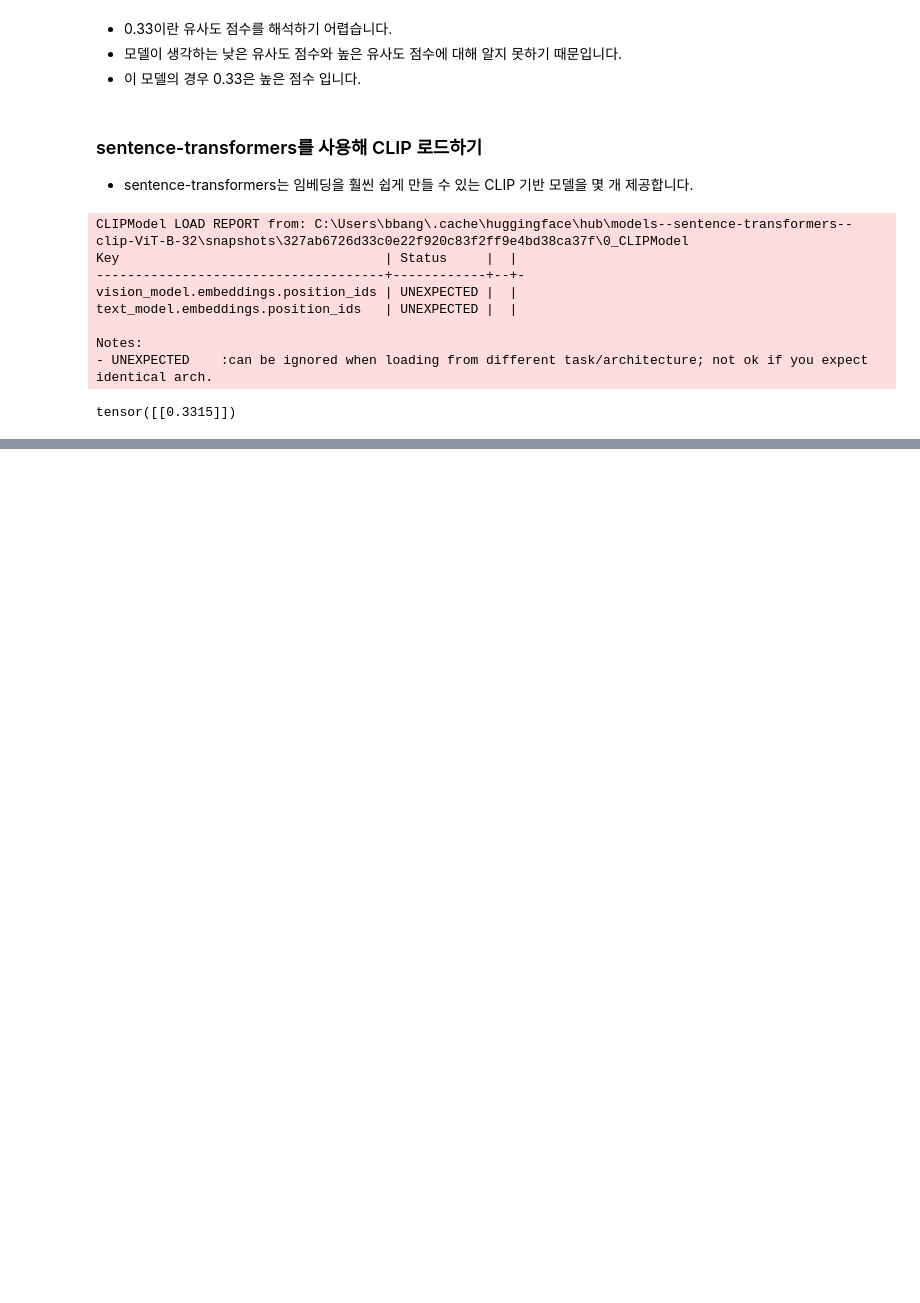
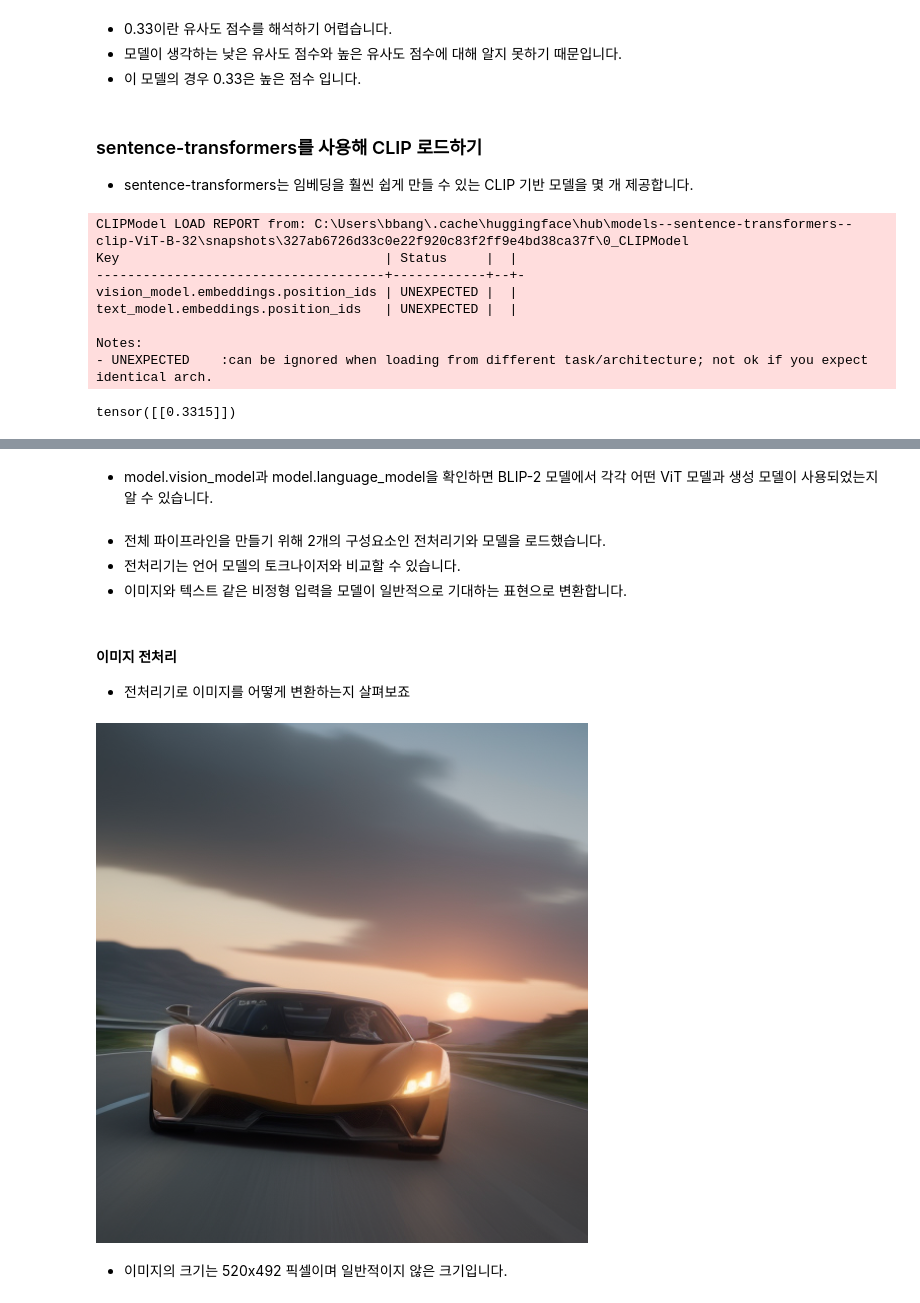
Before and after one commit to bbangwon/llama_cpp_py, a Jupyter notebook: 9_study_multi_modal.ipynb, the cells around one changed output, grey strips where cells are left out. Saved outputs shown, nothing was run; the diff lists cells and outputs as text; code cells hidden in the pictures; blank space fills up the shorter version.

```diff
--- a/9_study_multi_modal.ipynb
+++ b/9_study_multi_modal.ipynb
@@ -266,0 +345,23 @@ tensor([[0.3315]])
+# %% [markdown]
+- model.vision_model과 model.language_model을 확인하면 BLIP-2 모델에서 각각 어떤 ViT 모델과 생성 모델이 사용되었는지 알 수 있습니다.
+# %% [markdown]
+- 전체 파이프라인을 만들기 위해 2개의 구성요소인 전처리기와 모델을 로드했습니다.
+- 전처리기는 언어 모델의 토크나이저와 비교할 수 있습니다.
+- 이미지와 텍스트 같은 비정형 입력을 모델이 일반적으로 기대하는 표현으로 변환합니다.
+# %% [markdown]
+#### 이미지 전처리
+
+- 전처리기로 이미지를 어떻게 변환하는지 살펴보죠
+# %%
+from urllib.request import urlopen
+from PIL import Image
+
+# 슈퍼카 이미지를 로드합니다.
+car_path = "https://raw.githubusercontent.com/HandsOnLLM/Hands-On-Large-Language-Models/main/chapter09/images/car.png"
+image = Image.open(urlopen(car_path)).convert("RGB")
+
+image
+# %% [output]
+[figure, added]
+# %% [markdown]
+- 이미지의 크기는 520x492 픽셀이며 일반적이지 않은 크기입니다.
```
Also changed, not shown: parts of 39 cells of this notebook.
